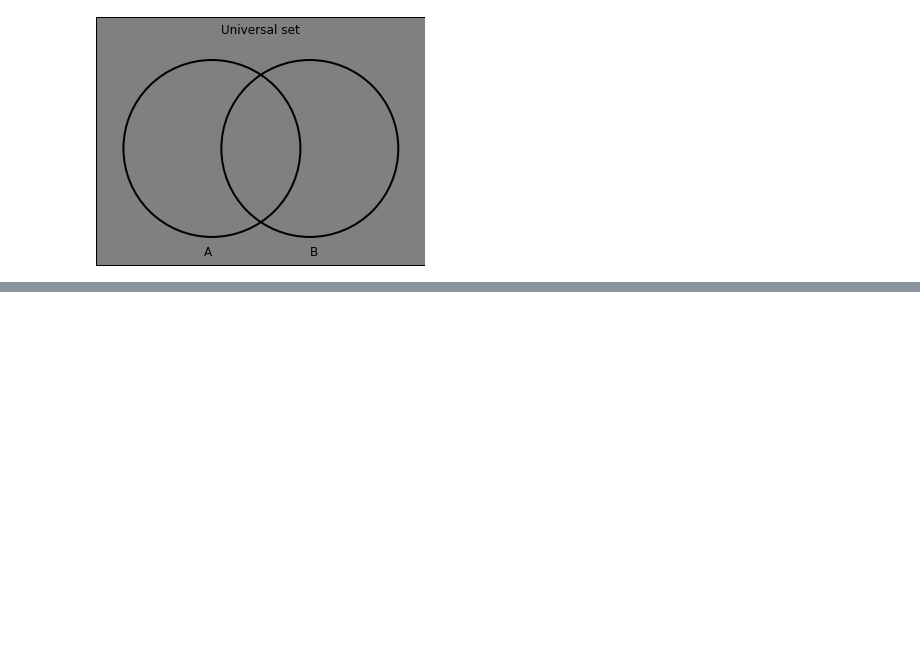
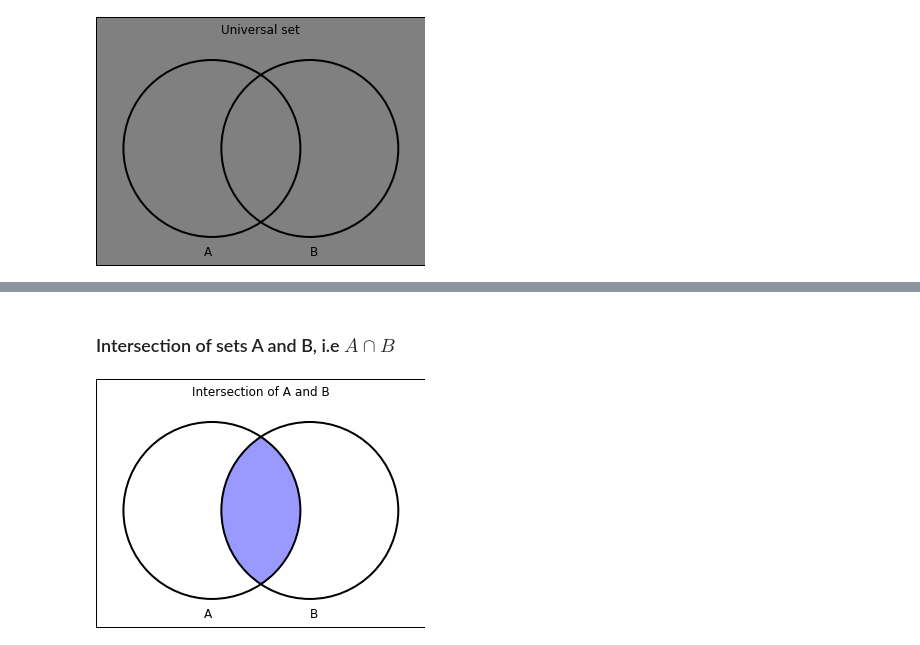
Before and after one commit to LHentges/probability, a Jupyter notebook: 0_sets.ipynb, the cells around one changed output, grey strips where cells are left out. Drawn from its saved outputs; the diff is of its cells as text; code cells hidden in the pictures; blank space fills up the shorter version.

Commit message:
added a handful of Venns

```diff
--- a/0_sets.ipynb
+++ b/0_sets.ipynb
@@ -108,0 +155,17 @@ plt.show()
+# %% [markdown]
+### Intersection of sets A and B, i.e $A \cap B$
+# %%
+fig, ax = plt.subplots(linewidth=2, edgecolor='black', facecolor='white')
+
+v = venn2((2, 2, 1))
+c = venn2_circles((2, 2, 1))
+v.get_patch_by_id('10').set_color('white')
+v.get_patch_by_id('11').set_color('blue')
+v.get_patch_by_id('01').set_color('white')
+
+for idx, subset in enumerate(v.subset_labels):
+    v.subset_labels[idx].set_visible(False)
+plt.title('Intersection of A and B')
+plt.show()
+# %% [output]
+[figure, added]
```
Also changed, not shown: parts of 7 cells of this notebook.
